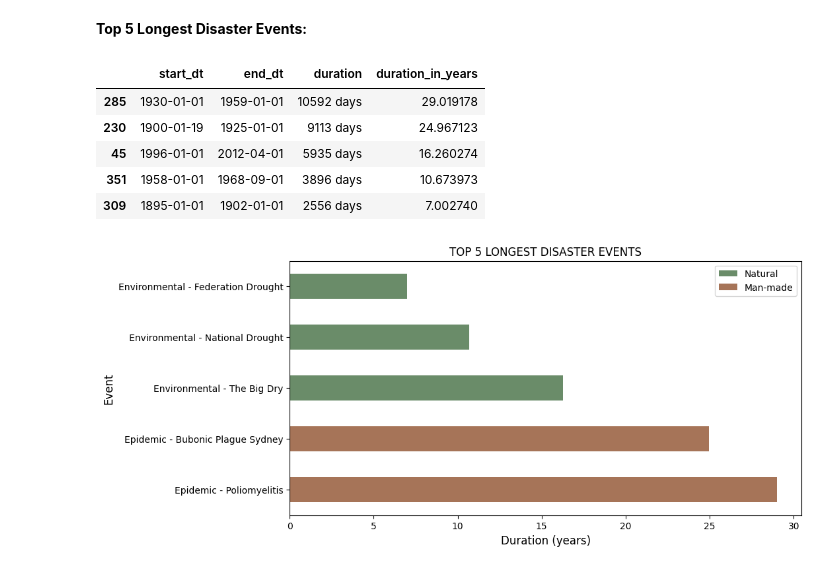
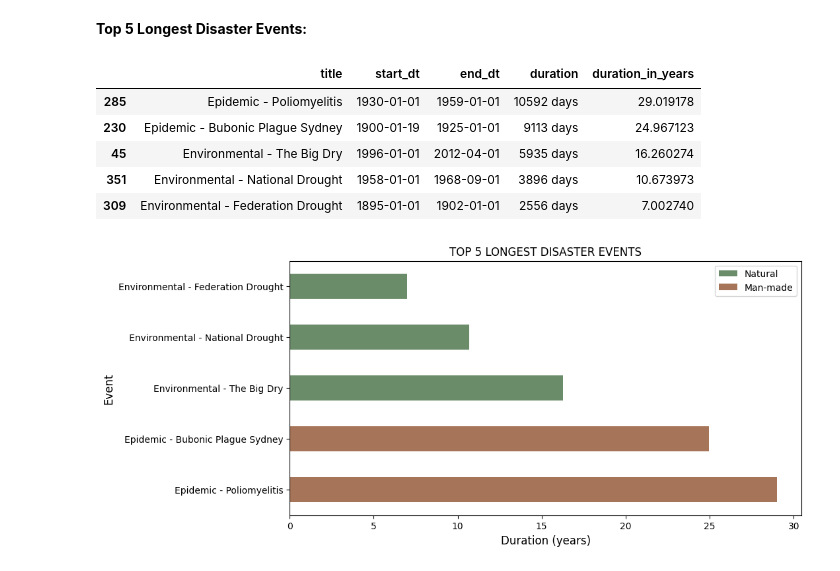
Before and after one commit to Rishika279/data_project, a Jupyter notebook: final_presentation.ipynb, the cells around one changed output. Drawn from its saved outputs; the diff is of its cells as text; code cells hidden in the pictures.

```diff
--- a/final_presentation.ipynb
+++ b/final_presentation.ipynb
@@ -540,14 +540,14 @@ top_cost[['title','start_dt', 'insured_cost_mill']]
 <b>Top 5 Longest Disaster Events:</b>
 # %%
 top_longest = disaster_data.sort_values('duration', ascending=False)
-top_longest[['start_dt', 'end_dt', 'duration', "duration_in_years"]].head()
+top_longest[['title', 'start_dt', 'end_dt', 'duration', "duration_in_years"]].head()
 # %% [output]
-|  | start_dt | end_dt | duration | duration_in_years |
-| 285 | 1930-01-01 | 1959-01-01 | 10592 days | 29.019178 |
-| 230 | 1900-01-19 | 1925-01-01 | 9113 days | 24.967123 |
-| 45 | 1996-01-01 | 2012-04-01 | 5935 days | 16.260274 |
-| 351 | 1958-01-01 | 1968-09-01 | 3896 days | 10.673973 |
-| 309 | 1895-01-01 | 1902-01-01 | 2556 days | 7.002740 |
+|  | title | start_dt | end_dt | duration | duration_in_years |
+| 285 | Epidemic - Poliomyelitis | 1930-01-01 | 1959-01-01 | 10592 days | 29.019178 |
+| 230 | Epidemic - Bubonic Plague Sydney | 1900-01-19 | 1925-01-01 | 9113 days | 24.967123 |
+| 45 | Environmental - The Big Dry | 1996-01-01 | 2012-04-01 | 5935 days | 16.260274 |
+| 351 | Environmental - National Drought | 1958-01-01 | 1968-09-01 | 3896 days | 10.673973 |
+| 309 | Environmental - Federation Drought | 1895-01-01 | 1902-01-01 | 2556 days | 7.002740 |
 # %%
 def longest_disasters():
     colours = ['#A67458', '#A67458', '#6A8C69', '#6A8C69', '#6A8C69']
```
Also changed, not shown: parts of 4 cells of this notebook.
